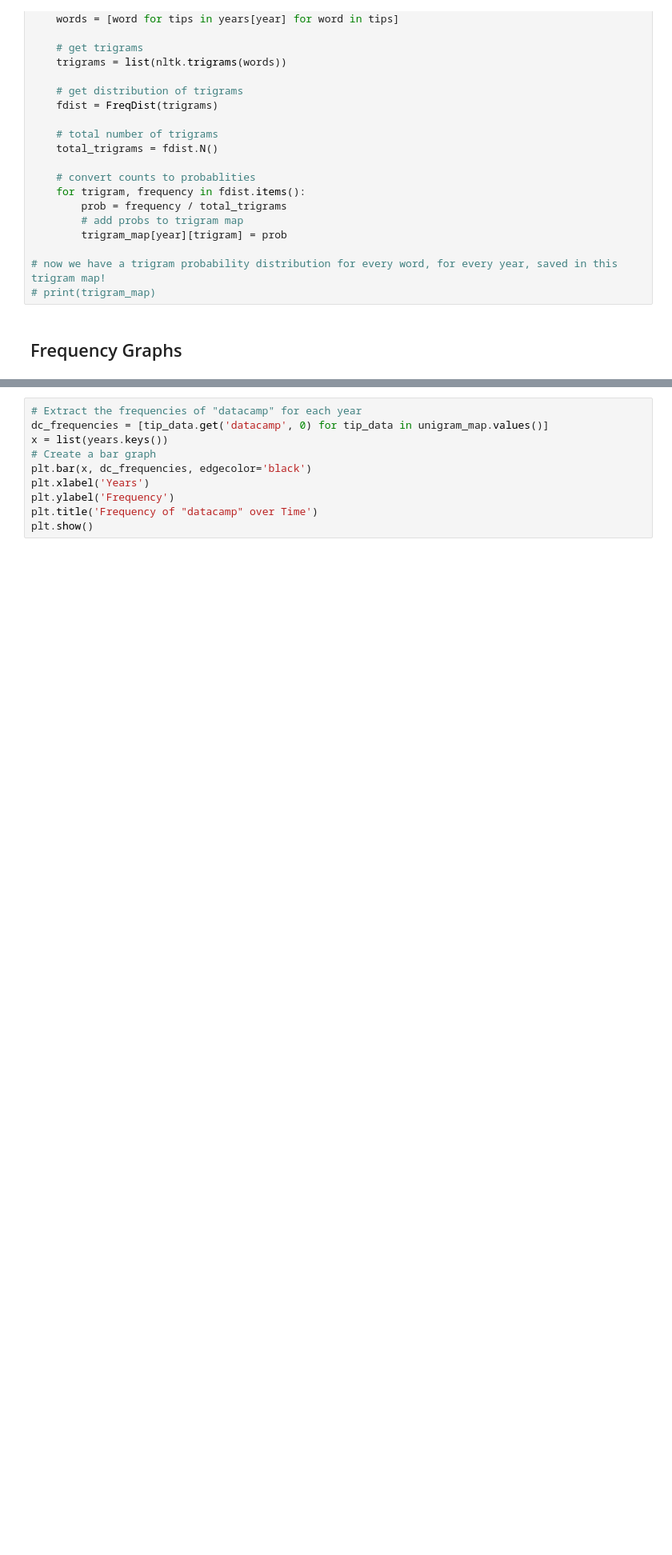
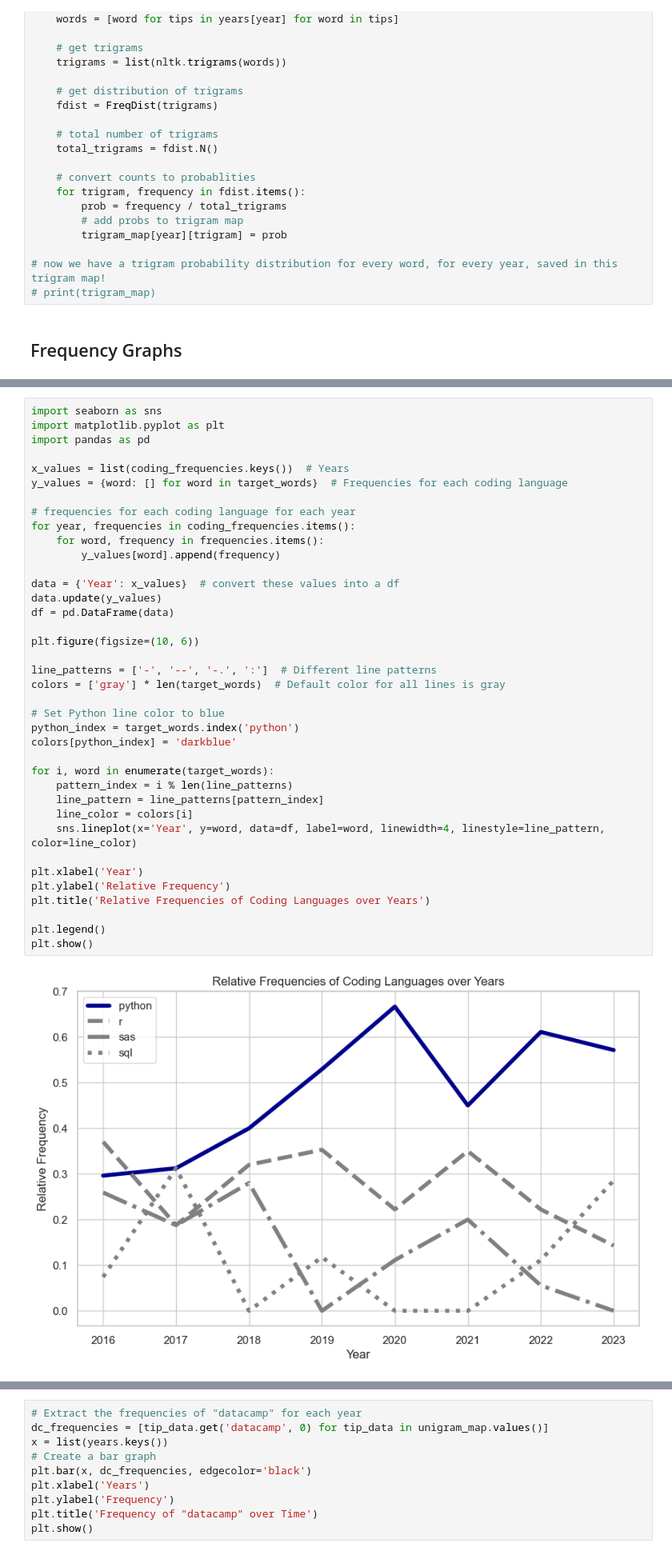
Before and after one commit to yangrchen/blues-clues-TIPS, a Jupyter notebook: notebooks/TIPS_N_grams1.ipynb, the cells around one changed output, grey strips where cells are left out. Shown at 80% size. Drawn from its saved outputs; the diff is of its cells as text; blank space fills up the shorter version.

```diff
--- a/notebooks/TIPS_N_grams1.ipynb
+++ b/notebooks/TIPS_N_grams1.ipynb
@@ -345,0 +386,40 @@ plt.show()
+# %%
+import seaborn as sns
+import matplotlib.pyplot as plt
+import pandas as pd
+
+x_values = list(coding_frequencies.keys())  # Years
+y_values = {word: [] for word in target_words}  # Frequencies for each coding language
+
+# frequencies for each coding language for each year
+for year, frequencies in coding_frequencies.items():
+    for word, frequency in frequencies.items():
+        y_values[word].append(frequency)
+
+data = {'Year': x_values}  # convert these values into a df
+data.update(y_values)
+df = pd.DataFrame(data)
+
+plt.figure(figsize=(10, 6))
+
+line_patterns = ['-', '--', '-.', ':']  # Different line patterns
+colors = ['gray'] * len(target_words)  # Default color for all lines is gray
+
+# Set Python line color to blue
+python_index = target_words.index('python')
+colors[python_index] = 'darkblue'
+
+for i, word in enumerate(target_words):
+    pattern_index = i % len(line_patterns)
+    line_pattern = line_patterns[pattern_index]
+    line_color = colors[i]
+    sns.lineplot(x='Year', y=word, data=df, label=word, linewidth=4, linestyle=line_pattern, color=line_color)
+
+plt.xlabel('Year')
+plt.ylabel('Relative Frequency')
+plt.title('Relative Frequencies of Coding Languages over Years')
+
+plt.legend()
+plt.show()
+# %% [output]
+[figure, added]
```
Also changed, not shown: parts of 11 cells of this notebook.
